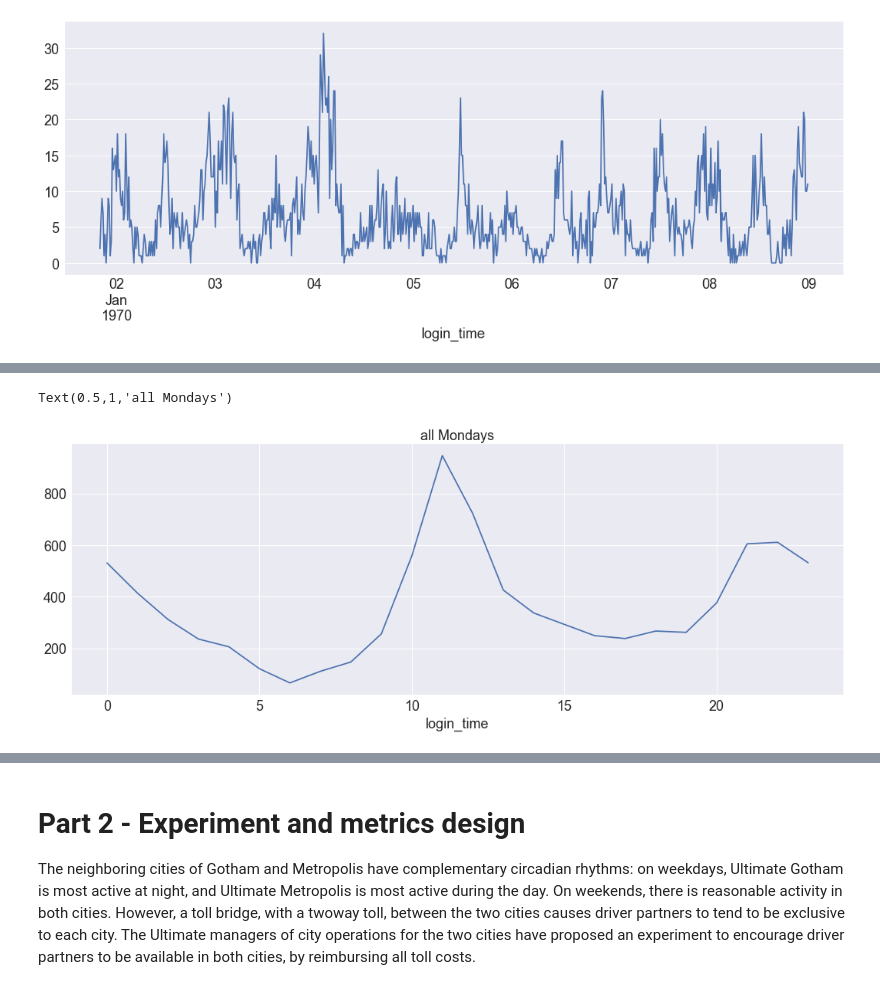
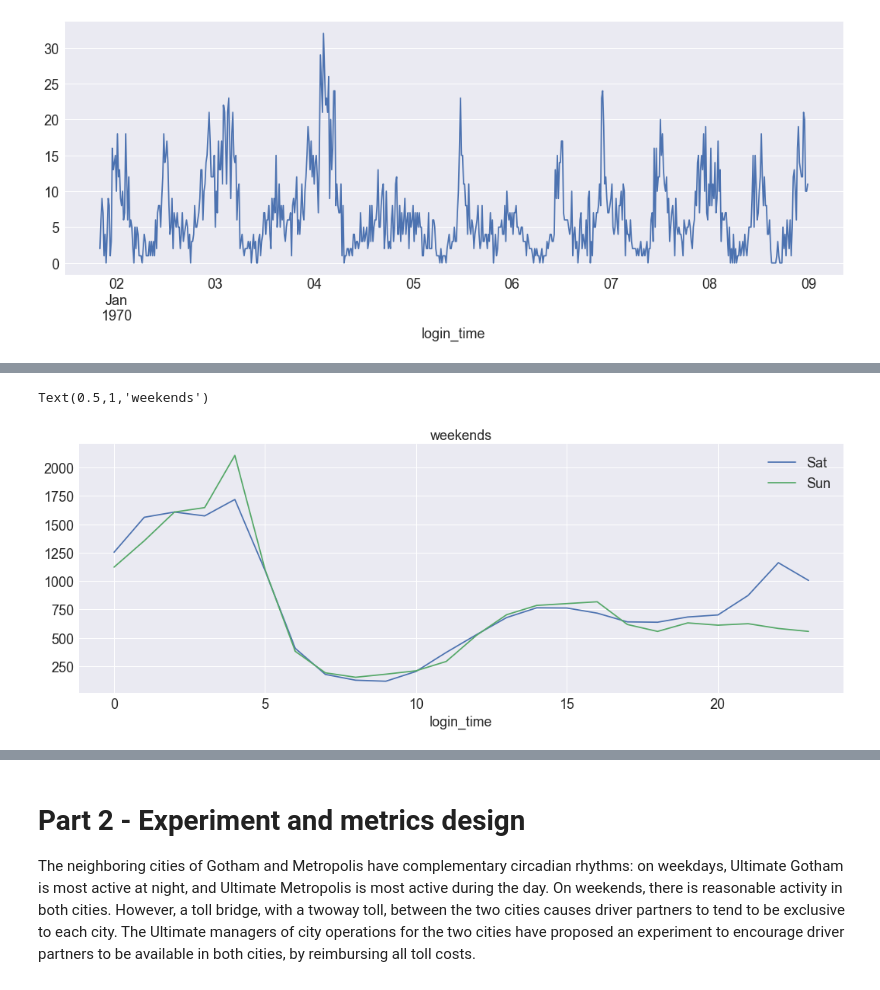
Before and after one commit to kalpananagireddy/Springboard-DataScience-Bootcamp, a Jupyter notebook: ultimate_challenge 2/Solutions.ipynb, the cells around one changed output, grey strips where cells are left out. Drawn from its saved outputs; the diff is of its cells as text; code cells hidden in the pictures.

Commit message:
add seasonal trend plot

```diff
--- a/ultimate_challenge 2/Solutions.ipynb
+++ b/ultimate_challenge 2/Solutions.ipynb
@@ -67,7 +97,10 @@ We can see there is 12 hour pattern in the data.
 # %%
-monday=login[login.index.dayofweek==0].resample('15T')['login'].sum()
-monday.groupby(monday.index.hour).sum().plot()
-plt.title('all Mondays')
+Sat=login[login.index.dayofweek==5].resample('15T')['login'].sum()
+Sat.groupby(Sat.index.hour).sum().plot()
+Sun=login[login.index.dayofweek==6].resample('15T')['login'].sum()
+Sun.groupby(Sun.index.hour).sum().plot()
+plt.legend(['Sat','Sun'])
+plt.title('weekends')
 # %% [output]
-Text(0.5,1,'all Mondays')
+Text(0.5,1,'weekends')
-[figure, old version]
+[figure, new version]
```
Also changed, not shown: parts of 10 cells of this notebook.
